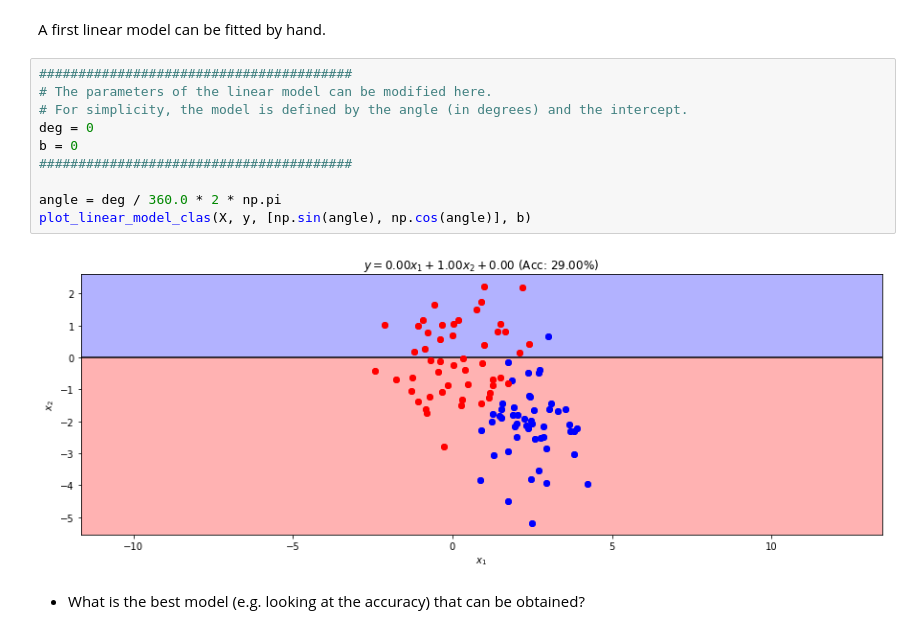
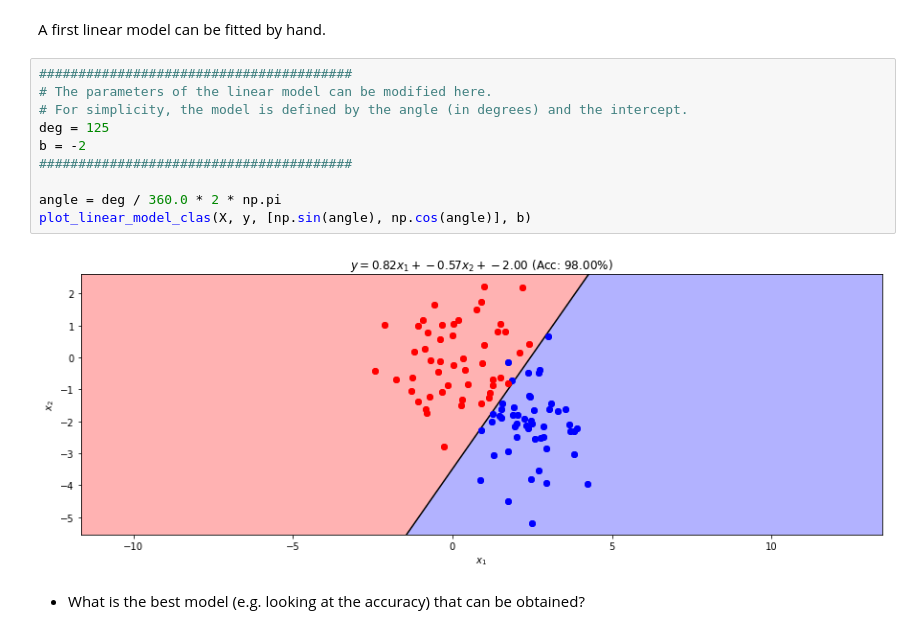
Before and after one commit to OscarGB/MUCD-MAAA, a Jupyter notebook: Oscar/2- Kernel Methods/01-LM.ipynb, the cells around one changed output. Cells and saved outputs as stored; diff of their text form.

```diff
--- a/Oscar/Kernel Methods/01-LM.ipynb
+++ b/Oscar/2- Kernel Methods/01-LM.ipynb
@@ -195,15 +198,15 @@ A first linear model can be fitted by hand.
 # %%
 ########################################
 # The parameters of the linear model can be modified here.
 # For simplicity, the model is defined by the angle (in degrees) and the intercept.
-deg = 0
-b = 0
+deg = 125
+b = -2
 ########################################
 
 angle = deg / 360.0 * 2 * np.pi
 plot_linear_model_clas(X, y, [np.sin(angle), np.cos(angle)], b)
 # %% [output]
-[figure, old version]
+[figure, new version]
 # %% [markdown]
 <div class="qst">
 
```
Also changed, not shown: parts of 4 cells of this notebook, 9 other files.
